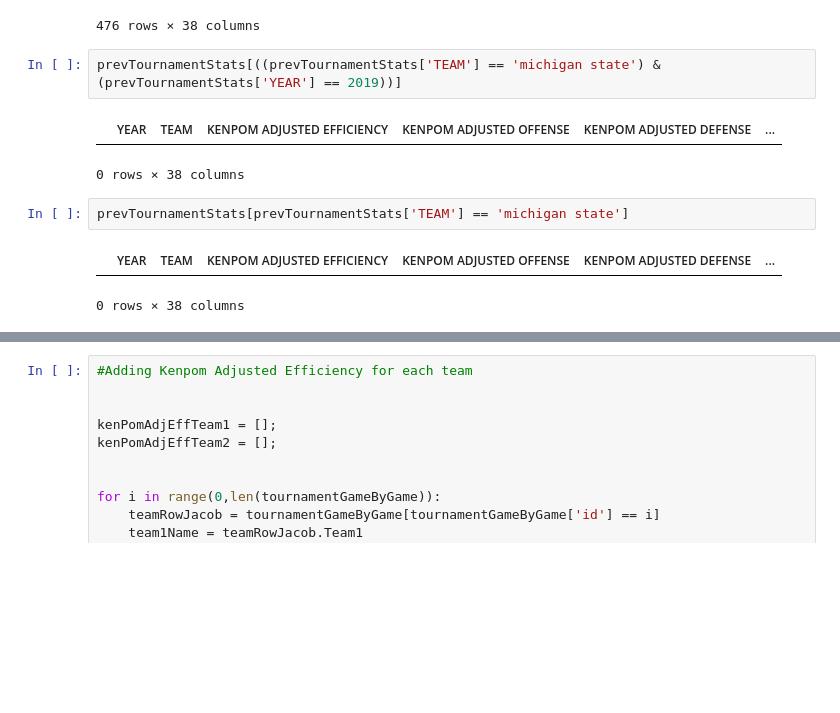
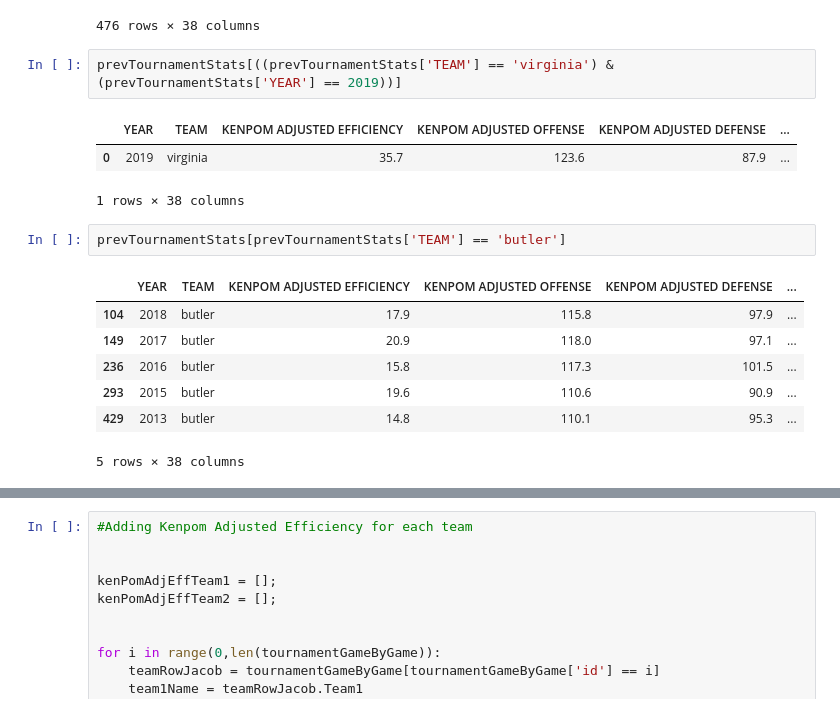
Before and after one commit to jacob-vogel/MLApplication, a Jupyter notebook: joiningData.ipynb, the cells around one changed output, grey strips where cells are left out. Saved outputs shown, nothing was run; the diff lists cells and outputs as text; blank space fills up the shorter version.

```diff
--- a/joiningData.ipynb
+++ b/joiningData.ipynb
@@ -51,12 +52,18 @@ prevTournamentStats
 | 475 | 2013 | liu brooklyn | -1.4 | 111.1 | 112.4 | ... |
 476 rows × 38 columns
 # %%
-prevTournamentStats[((prevTournamentStats['TEAM'] == 'michigan state') & (prevTournamentStats['YEAR'] == 2019))]
+prevTournamentStats[((prevTournamentStats['TEAM'] == 'virginia') & (prevTournamentStats['YEAR'] == 2019))]
 # %% [output]
 |  | YEAR | TEAM | KENPOM ADJUSTED EFFICIENCY | KENPOM ADJUSTED OFFENSE | KENPOM ADJUSTED DEFENSE | ... |
+| 0 | 2019 | virginia | 35.7 | 123.6 | 87.9 | ... |
-0 rows × 38 columns
+1 rows × 38 columns
 # %%
-prevTournamentStats[prevTournamentStats['TEAM'] == 'michigan state']
+prevTournamentStats[prevTournamentStats['TEAM'] == 'butler']
 # %% [output]
 |  | YEAR | TEAM | KENPOM ADJUSTED EFFICIENCY | KENPOM ADJUSTED OFFENSE | KENPOM ADJUSTED DEFENSE | ... |
+| 104 | 2018 | butler | 17.9 | 115.8 | 97.9 | ... |
+| 149 | 2017 | butler | 20.9 | 118.0 | 97.1 | ... |
+| 236 | 2016 | butler | 15.8 | 117.3 | 101.5 | ... |
+| 293 | 2015 | butler | 19.6 | 110.6 | 90.9 | ... |
+| 429 | 2013 | butler | 14.8 | 110.1 | 95.3 | ... |
-0 rows × 38 columns
+5 rows × 38 columns
```
Also changed, not shown: parts of 4 cells of this notebook, 1 other file.
